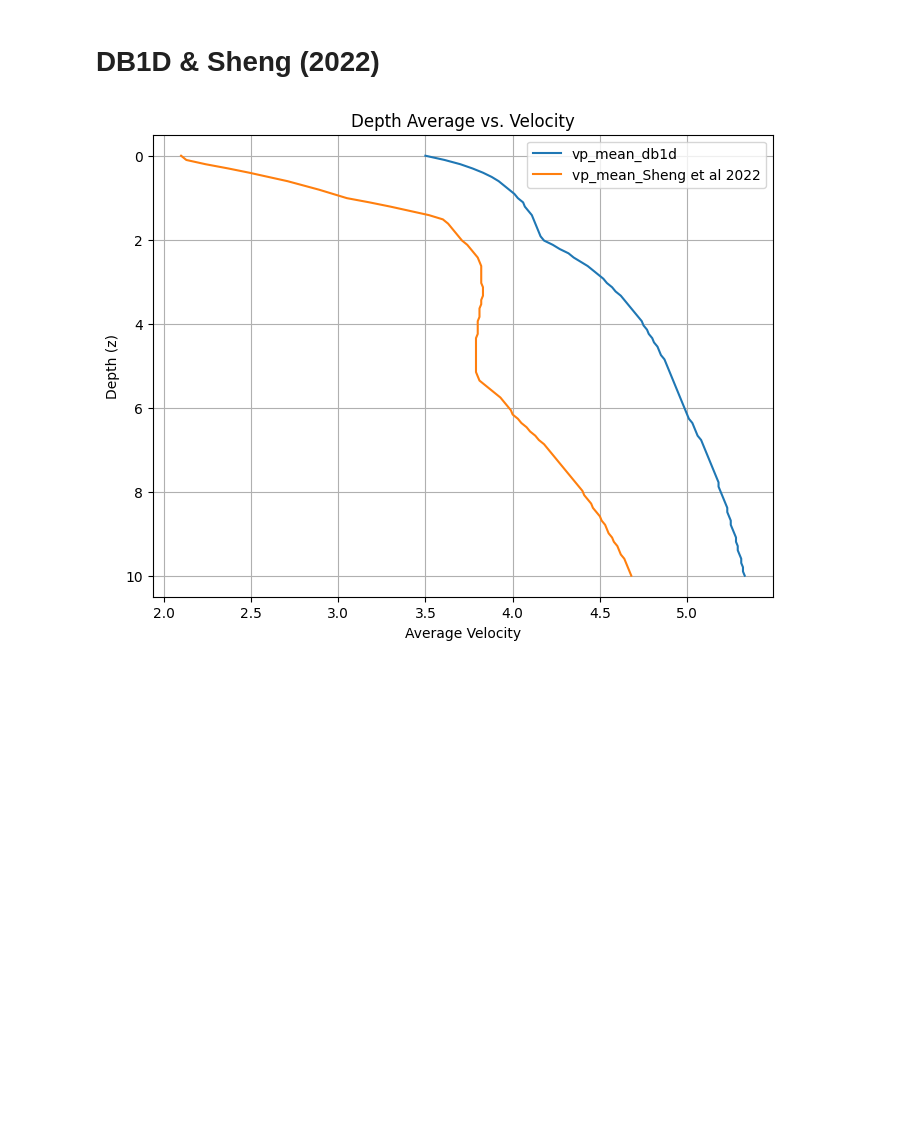
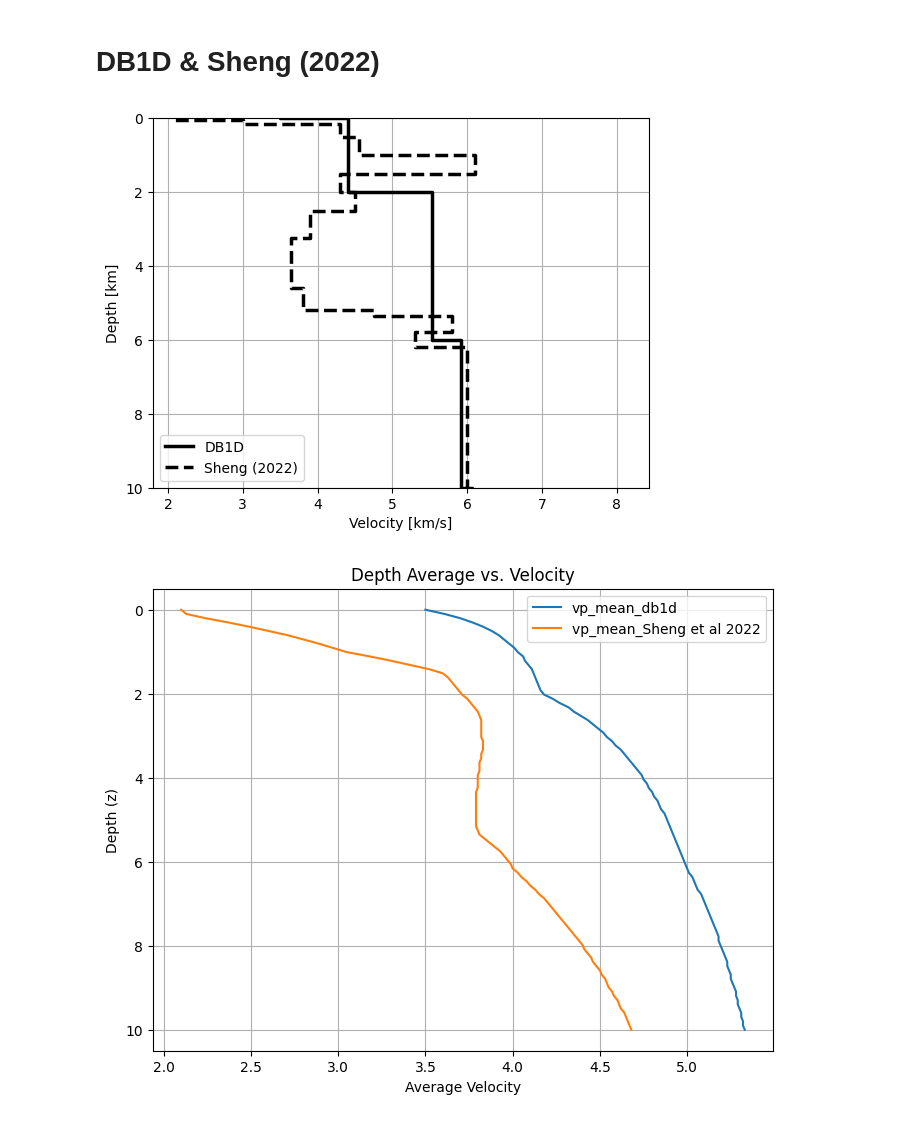
Before and after one commit to ecastillot/delaware, a Jupyter notebook: 10102024/script/vp/vp.ipynb, the cells around one changed output. Saved outputs shown, nothing was run; the diff lists cells and outputs as text; code cells hidden in the pictures; blank space fills up the shorter version.

```diff
--- a/10102024/script/vp/vp.ipynb
+++ b/10102024/script/vp/vp.ipynb
@@ -124,6 +124,31 @@ plt.show()
 [figure]
 # %% [markdown]
 # DB1D & Sheng (2022)
+# %%
+
+fig = plt.figure()
+rect = fig.patch
+rect.set_facecolor('w')
+
+ax = fig.add_subplot(1, 1, 1)
+
+ax.step(db1d_velmodel.data["VP (km/s)"],
+        db1d_velmodel.data["Depth (km)"], 'k',
+        linewidth=2.5, linestyle='-',
+        label='DB1D')
+ax.step(sheng_velmodel.data["VP (km/s)"],
+        sheng_velmodel.data["Depth (km)"],
+        'k', linewidth=2.5, linestyle='--',
+        label='Sheng (2022)')
+ax.legend(loc='lower left')
+
+ax.set_xlabel('Velocity [km/s]')
+ax.set_ylabel('Depth [km]')
+ax.set_ylim(ymin=0, ymax=10)
+ax.invert_yaxis()
+ax.grid()
+# %% [output]
+[figure, added]
 # %%
 plt.figure(figsize=(8, 6))
 plt.plot(v_mean_db1d, z_values,label="vp_mean_db1d")
```
Also changed, not shown: 1 other file.
